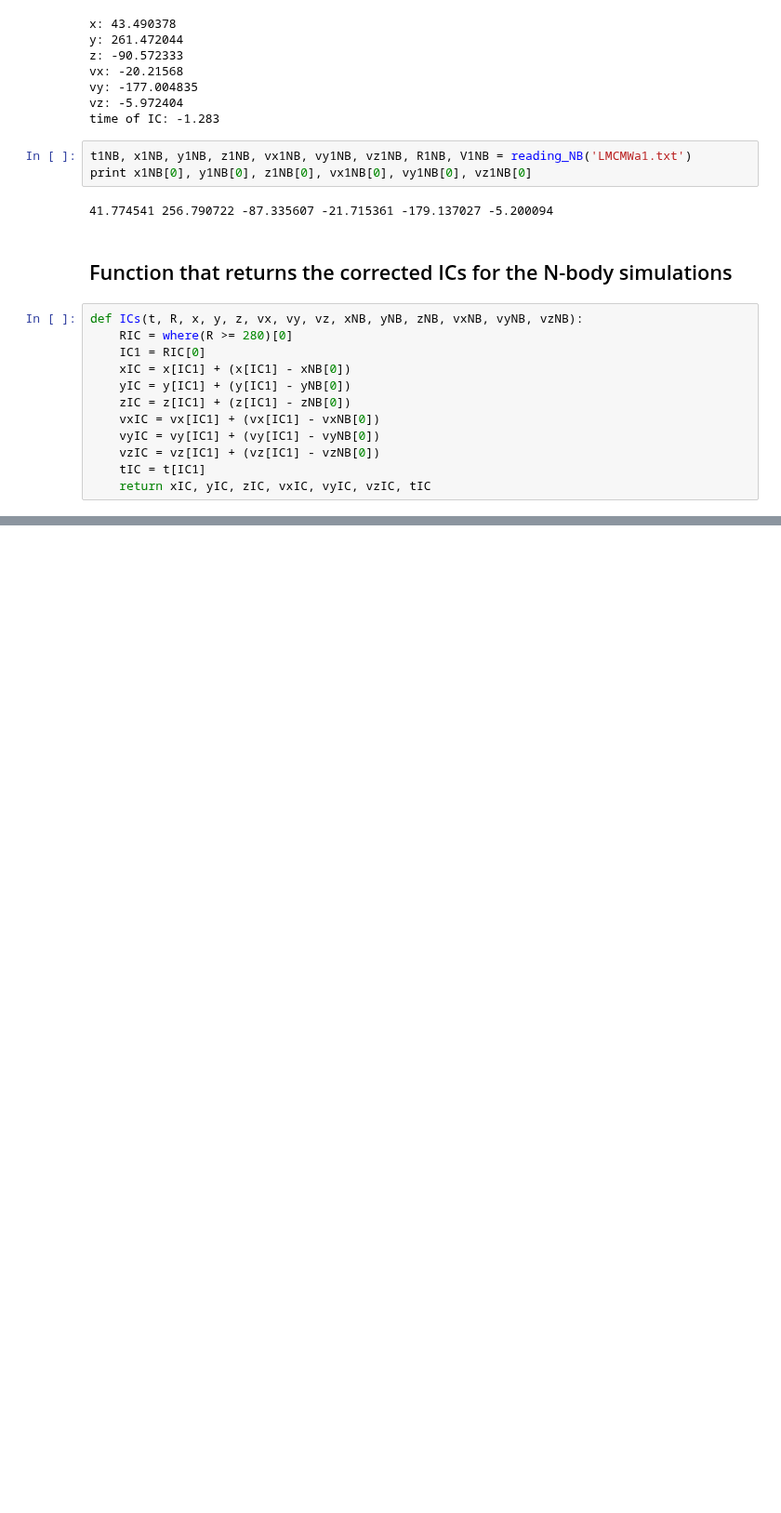
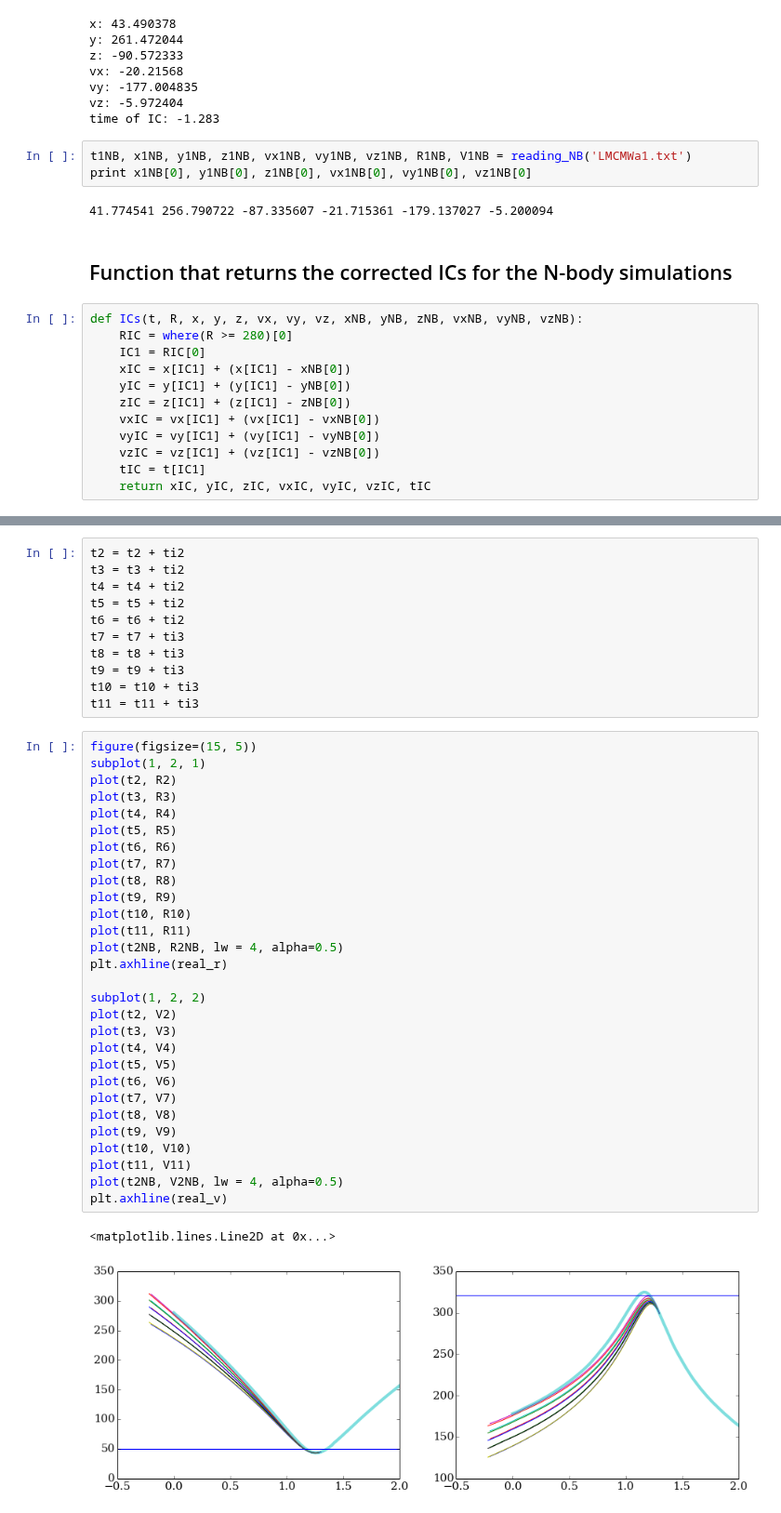
Before and after one commit to jngaravitoc/LMC-MW, a Jupyter notebook: code/LMC_orbit/Analytic.ipynb, the cells around one changed output, grey strips where cells are left out. Shown at 93% size. Saved outputs shown, nothing was run; the diff lists cells and outputs as text; blank space fills up the shorter version.

```diff
--- a/code/LMC_orbit/Analytic.ipynb
+++ b/code/LMC_orbit/Analytic.ipynb
@@ -179,0 +281,43 @@ ICs(t14, R14, x14, y14, z14, vx14, vy14, vz14, xNB14, yNB14, zNB14, vxNB14, vyNB
+# %%
+t2 = t2 + ti2
+t3 = t3 + ti2
+t4 = t4 + ti2
+t5 = t5 + ti2
+t6 = t6 + ti2
+t7 = t7 + ti3
+t8 = t8 + ti3
+t9 = t9 + ti3
+t10 = t10 + ti3
+t11 = t11 + ti3
+# %%
+figure(figsize=(15, 5))
+subplot(1, 2, 1)
+plot(t2, R2)
+plot(t3, R3)
+plot(t4, R4)
+plot(t5, R5)
+plot(t6, R6)
+plot(t7, R7)
+plot(t8, R8)
+plot(t9, R9)
+plot(t10, R10)
+plot(t11, R11)
+plot(t2NB, R2NB, lw = 4, alpha=0.5)
+plt.axhline(real_r)
+
+subplot(1, 2, 2)
+plot(t2, V2)
+plot(t3, V3)
+plot(t4, V4)
+plot(t5, V5)
+plot(t6, V6)
+plot(t7, V7)
+plot(t8, V8)
+plot(t9, V9)
+plot(t10, V10)
+plot(t11, V11)
+plot(t2NB, V2NB, lw = 4, alpha=0.5)
+plt.axhline(real_v)
+# %% [output]
+<matplotlib.lines.Line2D at 0x...>
+[figure, added]
```
Also changed, not shown: parts of 21 cells of this notebook.
